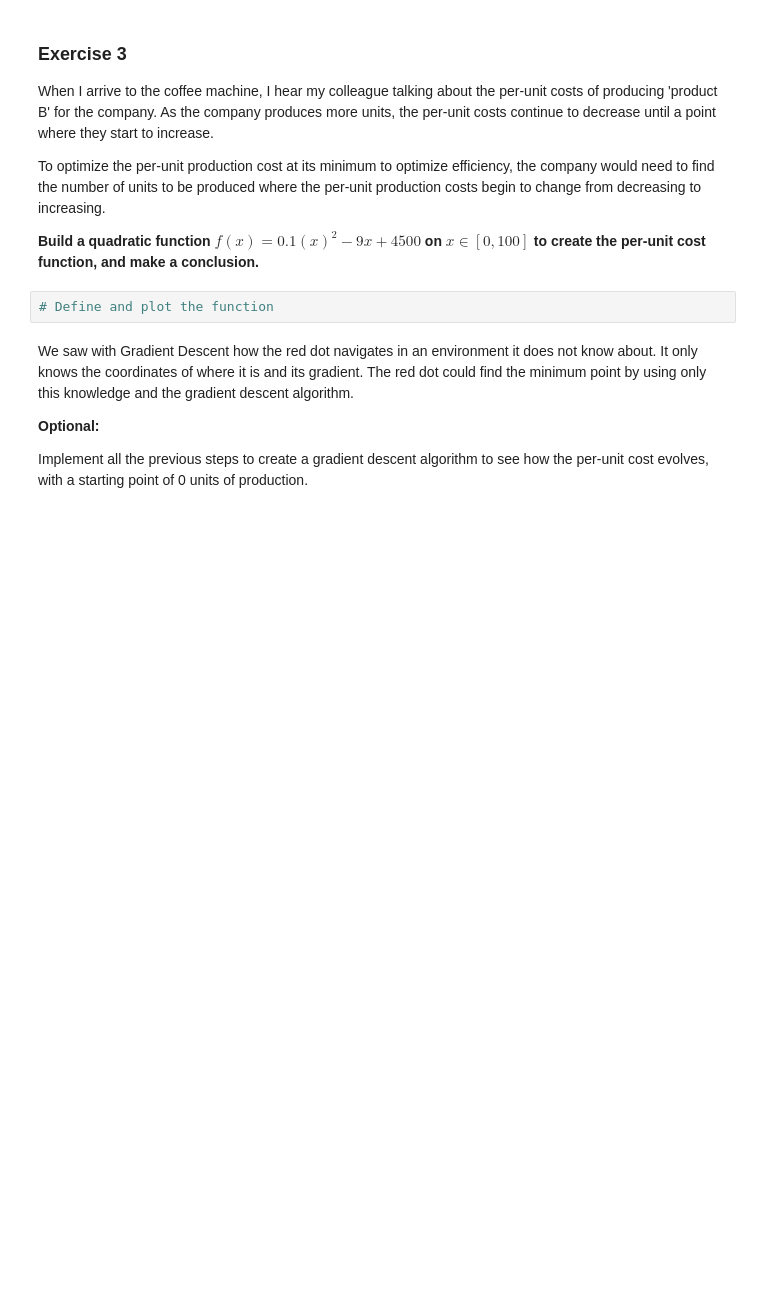
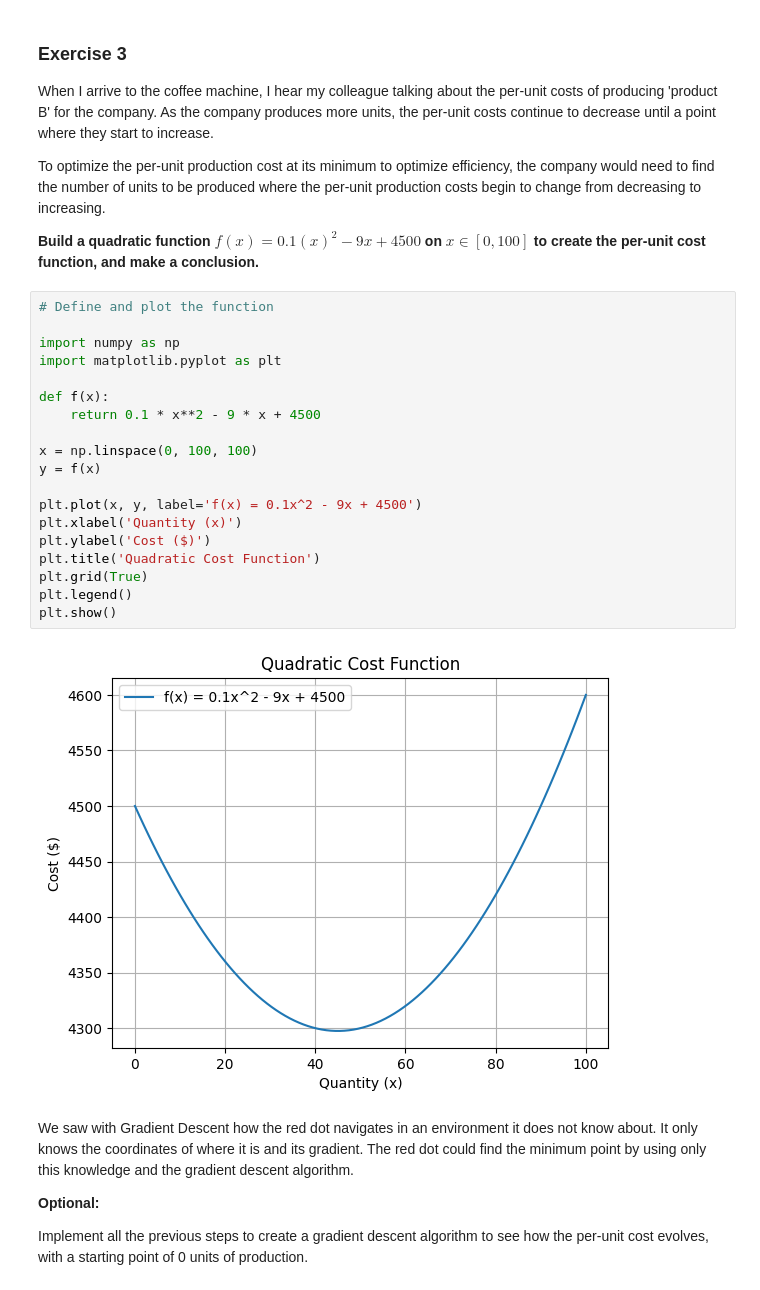
Before and after one commit to Rafa-Carrasco/calculus-and-algebra-problems-with-python, a Jupyter notebook: notebook/problems.ipynb, the cells around one changed output. Cells and saved outputs as stored; diff of their text form; blank space fills up the shorter version.

```diff
--- a/notebook/problems.ipynb
+++ b/notebook/problems.ipynb
@@ -251,6 +269,25 @@ To optimize the per-unit production cost at its minimum to optimize efficiency,
 **Build a quadratic function $f(x)=0.1(x)^2−9x +4500$ on $x∈[0,100]$ to create the per-unit cost function, and make a conclusion.**
 # %%
 # Define and plot the function
+
+import numpy as np
+import matplotlib.pyplot as plt
+
+def f(x):
+    return 0.1 * x**2 - 9 * x + 4500
+
+x = np.linspace(0, 100, 100)
+y = f(x)
+
+plt.plot(x, y, label='f(x) = 0.1x^2 - 9x + 4500')
+plt.xlabel('Quantity (x)')
+plt.ylabel('Cost ($)')
+plt.title('Quadratic Cost Function')
+plt.grid(True)
+plt.legend()
+plt.show()
+# %% [output]
+[figure, added]
 # %% [markdown]
 We saw with Gradient Descent how the red dot navigates in an environment it does not know about. It only knows the coordinates of where it is and its gradient. The red dot could find the minimum point by using only this knowledge and the gradient descent algorithm.
 
```
Also changed, not shown: parts of 3 cells of this notebook.
